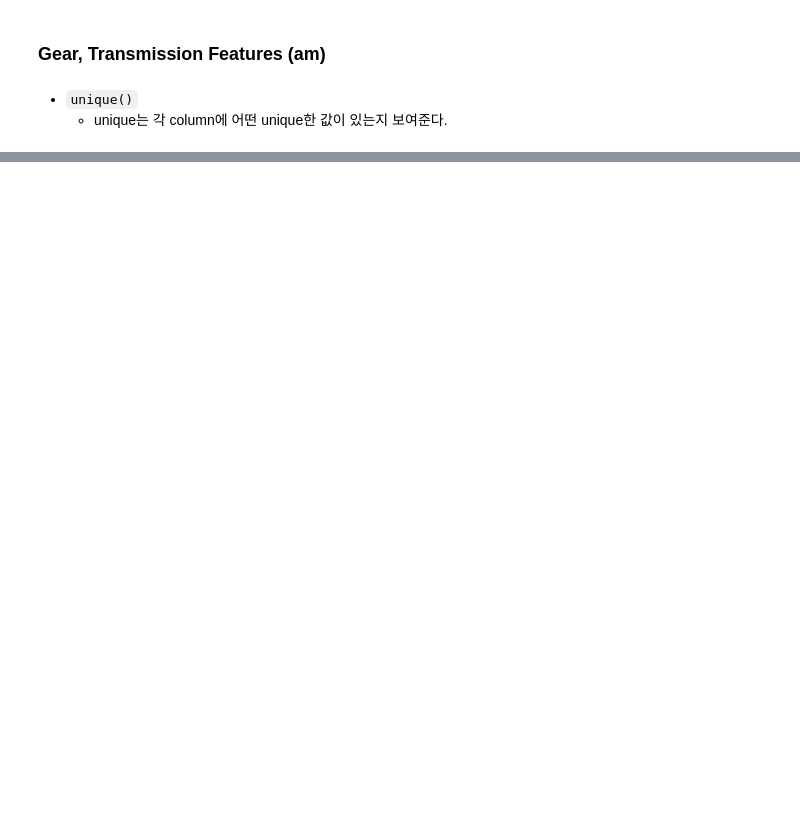
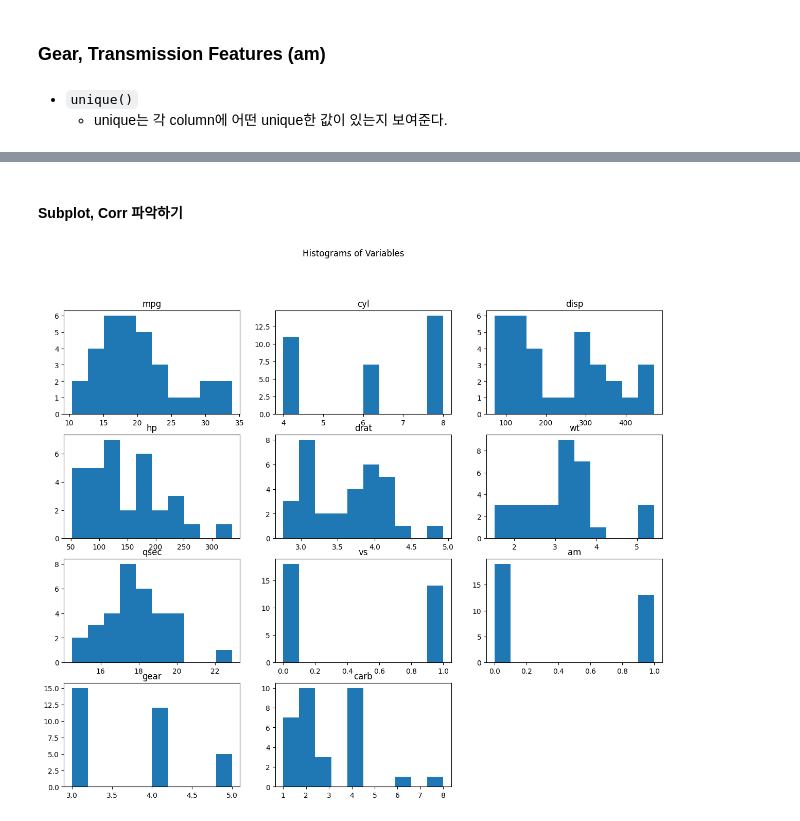
Before and after one commit to softeer5th/data_engineering_course_materials, a Jupyter notebook: missions/w1/w1m1.ipynb, the cells around one changed output, grey strips where cells are left out. Saved outputs shown, nothing was run; the diff lists cells and outputs as text; code cells hidden in the pictures; blank space fills up the shorter version.

```diff
--- a/missions/w1/w1m1.ipynb
+++ b/missions/w1/w1m1.ipynb
@@ -136,0 +192,15 @@ print(f" {df['am'].unique()}")
+# %% [markdown]
+#### Subplot, Corr 파악하기
+# %%
+fig, axs = plt.subplots(4,3, figsize=(15,12))
+# index 12번 plot은 삭제
+fig.delaxes(axs[3,2])
+
+fig.suptitle('Histograms of Variables')
+for idx, col in enumerate(df.columns[1:]):
+	plt.subplot(4,3,idx+1)
+	plt.hist(df[col])
+	plt.title(col)
+plt.show()
+# %% [output]
+[figure, added]
```
Also changed, not shown: parts of 18 cells of this notebook.
